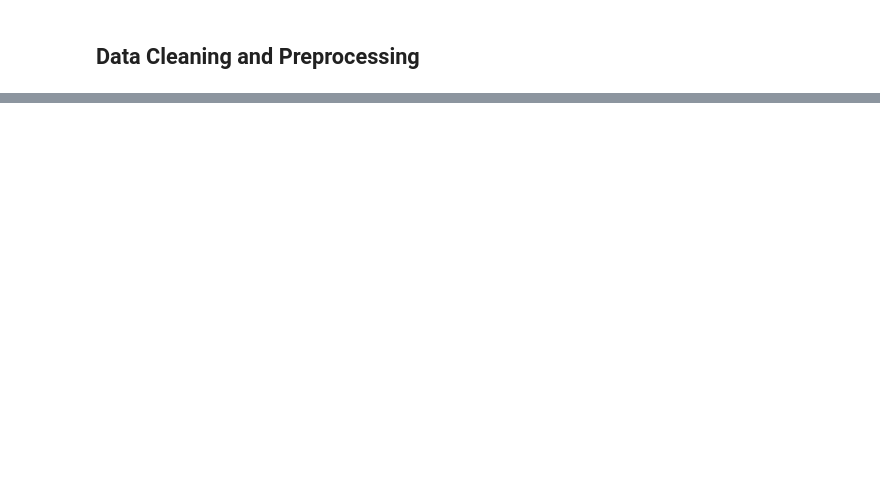
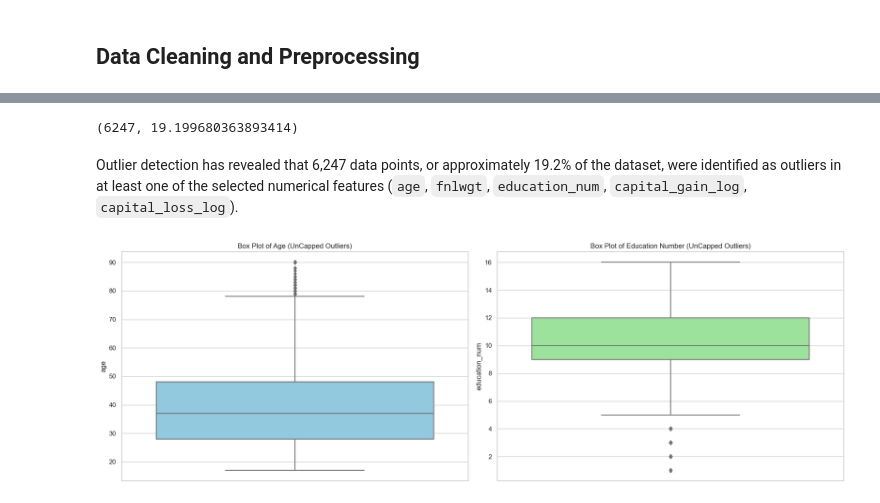
Before and after one commit to ShubhamPandya98/Statistical-Learning-Project, a Jupyter notebook: Income_Analysis.ipynb, the cells around one changed output, grey strips where cells are left out. Drawn from its saved outputs; the diff is of its cells as text; code cells hidden in the pictures; blank space fills up the shorter version.

```diff
--- a/Income_Analysis.ipynb
+++ b/Income_Analysis.ipynb
@@ -261,0 +275,35 @@ rf_model.score(validation_final,predictions)
+# %%
+# Identifying outliers using the IQR method for selected numerical features
+features_to_check = ['age', 'fnlwgt', 'education_num', 'capital_gain_log', 'capital_loss_log']
+outlier_indices = []
+
+for feature in features_to_check:
+    Q1 = data_df[feature].quantile(0.25)
+    Q3 = data_df[feature].quantile(0.75)
+    IQR = Q3 - Q1
+    outlier_list = data_df[(data_df[feature] < (Q1 - 1.5 * IQR)) | (data_df[feature] > (Q3 + 1.5 * IQR))].index
+    outlier_indices.extend(outlier_list)
+
+# Identifying unique indices that were flagged as outliers in any of the features
+outlier_indices = list(set(outlier_indices))
+
+# Reporting the number of outliers detected
+len(outlier_indices), len(outlier_indices) / data_df.shape[0] * 100
+# %% [output]
+(6247, 19.199680363893414)
+# %% [markdown]
+Outlier detection has revealed that 6,247 data points, or approximately 19.2% of the dataset, were identified as outliers in at least one of the selected numerical features (`age`, `fnlwgt`, `education_num`, `capital_gain_log`, `capital_loss_log`).
+# %%
+# Displaying box plots for the capped features to verify before outlier treatment
+fig, ax = plt.subplots(1, 2, figsize=(18, 6))
+
+sns.boxplot(data=data_df, y='age', ax=ax[0], color='skyblue')
+ax[0].set_title('Box Plot of Age (UnCapped Outliers)')
+
+sns.boxplot(data=data_df, y='education_num', ax=ax[1], color='lightgreen')
+ax[1].set_title('Box Plot of Education Number (UnCapped Outliers)')
+
+plt.tight_layout()
+plt.show()
+# %% [output]
+[figure, added]
```
Also changed, not shown: parts of 47 cells of this notebook, 6 other files.
